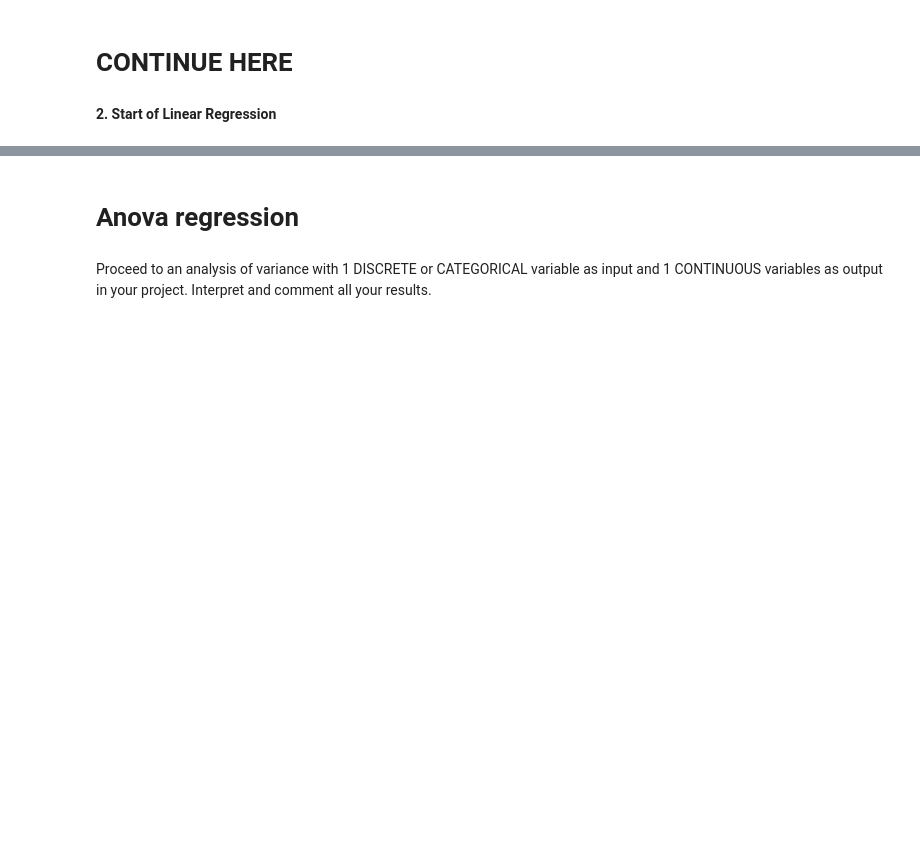
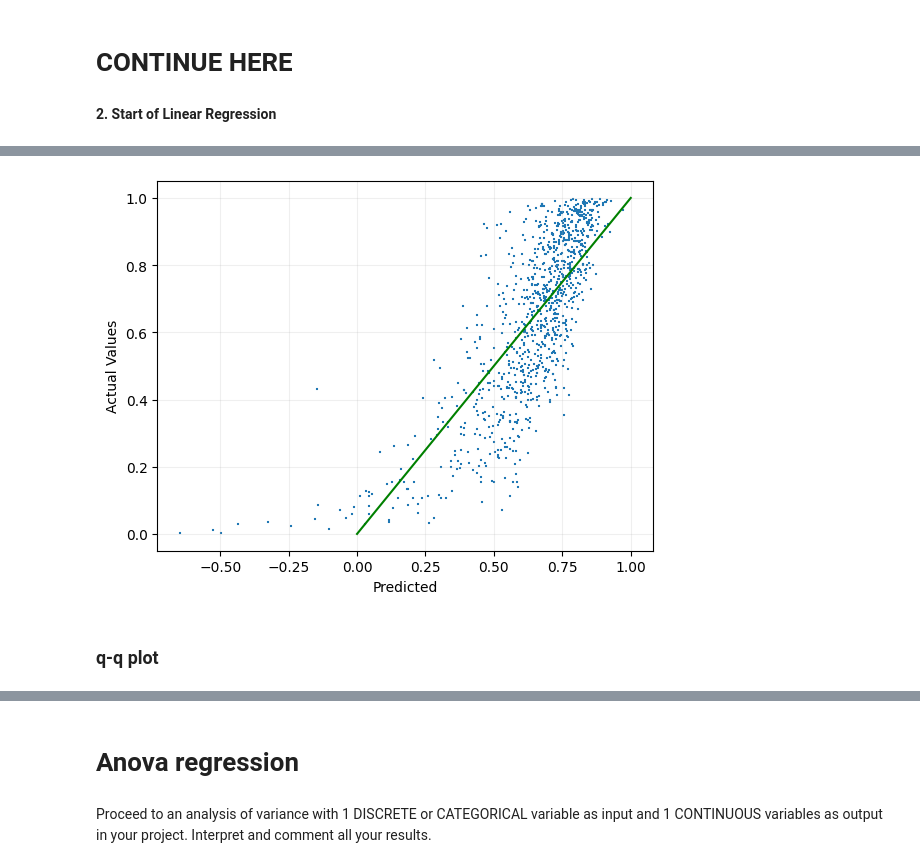
Before and after one commit to EnzoCentrale/Personal-Project, a Jupyter notebook: Project.ipynb, the cells around one changed output, grey strips where cells are left out. Saved outputs shown, nothing was run; the diff lists cells and outputs as text; code cells hidden in the pictures; blank space fills up the shorter version.

```diff
--- a/Project.ipynb
+++ b/Project.ipynb
@@ -203,0 +223,10 @@ plt.grid(alpha = 0.5)
+# %%
+plt.scatter(x=hy,y=y,marker="+",s=7-5)
+plt.plot([0,1],[0,1],'g')
+plt.xlabel('Predicted')
+plt.ylabel('Actual Values')
+plt.grid(visible=True,alpha=0.2)
+# %% [output]
+[figure, added]
+# %% [markdown]
+### q-q plot
```
Also changed, not shown: parts of 24 cells of this notebook.
